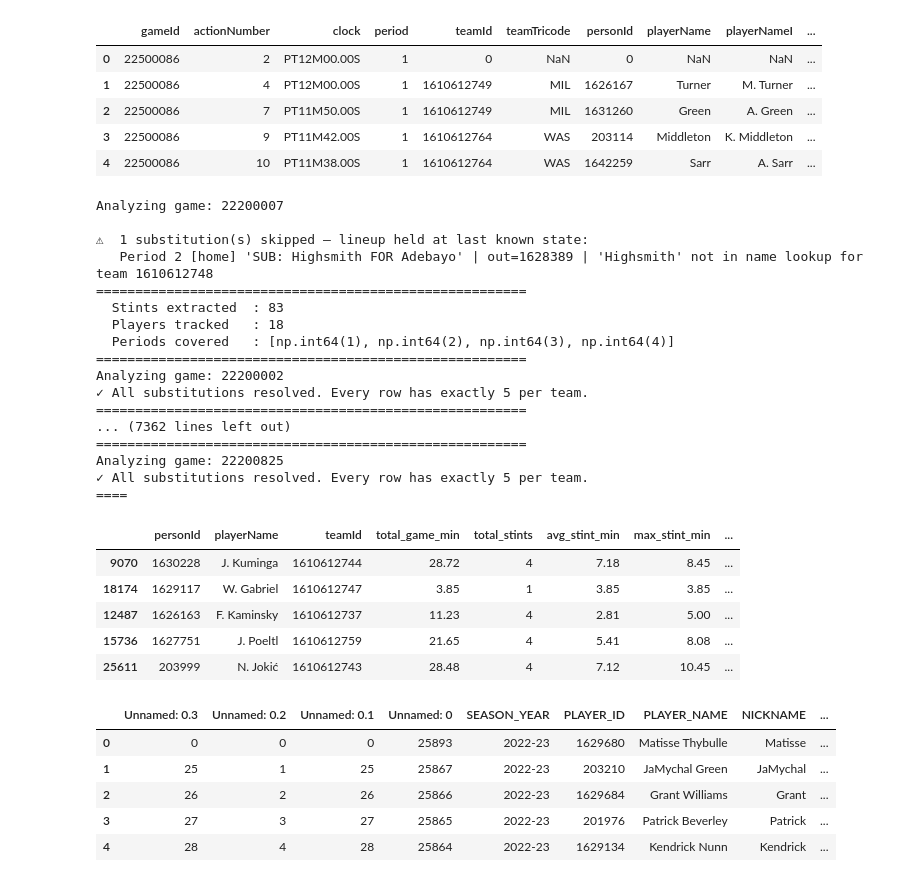
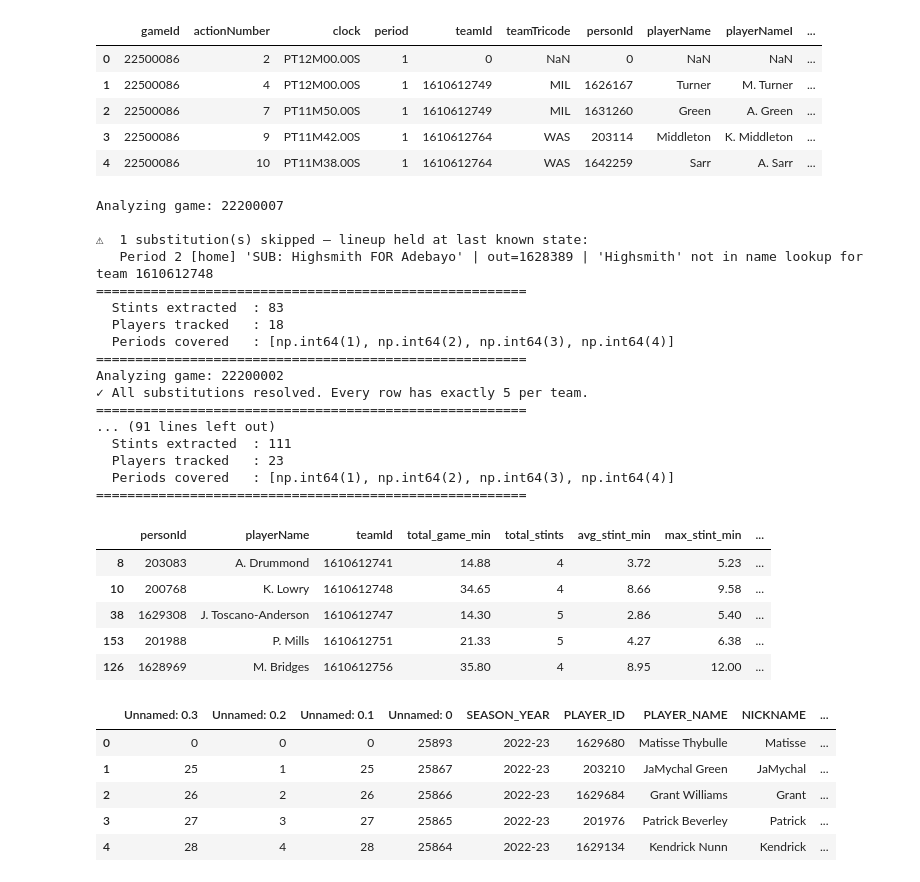
Before and after one commit to spon7ge/NBA-Prop-Predictor, a Jupyter notebook: notebooks/pbp_analysis.ipynb, the cells around one changed output. Cells and saved outputs as stored; diff of their text form; code cells hidden in the pictures.

```diff
--- a/notebooks/pbp_analysis.ipynb
+++ b/notebooks/pbp_analysis.ipynb
@@ -33,44 +33,44 @@ s26.head()
 | 3 | 22500086 | 9 | PT11M42.00S | 1 | 1610612764 | WAS | 203114 | Middleton | K. Middleton | ... |
 | 4 | 22500086 | 10 | PT11M38.00S | 1 | 1610612764 | WAS | 1642259 | Sarr | A. Sarr | ... |
 # %%
-game_ids = s23['gameId'].unique()
+game_ids = s23['gameId'].unique()[:10]
 
 res = []
 for game_id in game_ids:
     print(f"Analyzing game: {game_id}")
     game_df = s23[s23['gameId'] == game_id].copy()
     game_df = cleanPlaybyPlay(game_df)
     game_df = add_lineup_columns(game_df)
     game_df = analyze_player_minutes(game_df)
     by_game = game_df["by_game"]
     by_game["gameId"] = game_id
     res.append((by_game))
 final_df = pd.concat(res, ignore_index=True)
 final_df.sample(5)
 # %% [output]
 Analyzing game: 22200007
 
 ⚠  1 substitution(s) skipped — lineup held at last known state:
    Period 2 [home] 'SUB: Highsmith FOR Adebayo' | out=1628389 | 'Highsmith' not in name lookup for team 1610612748
 =======================================================
   Stints extracted  : 83
   Players tracked   : 18
   Periods covered   : [np.int64(1), np.int64(2), np.int64(3), np.int64(4)]
 =======================================================
 Analyzing game: 22200002
 ✓ All substitutions resolved. Every row has exactly 5 per team.
 =======================================================
-... (7362 lines left out)
+... (91 lines left out)
+  Stints extracted  : 111
+  Players tracked   : 23
+  Periods covered   : [np.int64(1), np.int64(2), np.int64(3), np.int64(4)]
 =======================================================
-Analyzing game: 22200825
-✓ All substitutions resolved. Every row has exactly 5 per team.
-====
 |  | personId | playerName | teamId | total_game_min | total_stints | avg_stint_min | max_stint_min | ... |
-| 9070 | 1630228 | J. Kuminga | 1610612744 | 28.72 | 4 | 7.18 | 8.45 | ... |
-| 18174 | 1629117 | W. Gabriel | 1610612747 | 3.85 | 1 | 3.85 | 3.85 | ... |
-| 12487 | 1626163 | F. Kaminsky | 1610612737 | 11.23 | 4 | 2.81 | 5.00 | ... |
-| 15736 | 1627751 | J. Poeltl | 1610612759 | 21.65 | 4 | 5.41 | 8.08 | ... |
-| 25611 | 203999 | N. Jokić | 1610612743 | 28.48 | 4 | 7.12 | 10.45 | ... |
+| 8 | 203083 | A. Drummond | 1610612741 | 14.88 | 4 | 3.72 | 5.23 | ... |
+| 10 | 200768 | K. Lowry | 1610612748 | 34.65 | 4 | 8.66 | 9.58 | ... |
+| 38 | 1629308 | J. Toscano-Anderson | 1610612747 | 14.30 | 5 | 2.86 | 5.40 | ... |
+| 153 | 201988 | P. Mills | 1610612751 | 21.33 | 5 | 4.27 | 6.38 | ... |
+| 126 | 1628969 | M. Bridges | 1610612756 | 35.80 | 4 | 8.95 | 12.00 | ... |
 # %%
 s23_df = pd.read_csv(project_root / 'data/raw/season_stats/S23.csv')
 s23_df.head()
```
Also changed, not shown: parts of 2 cells of this notebook, 2 other files.
